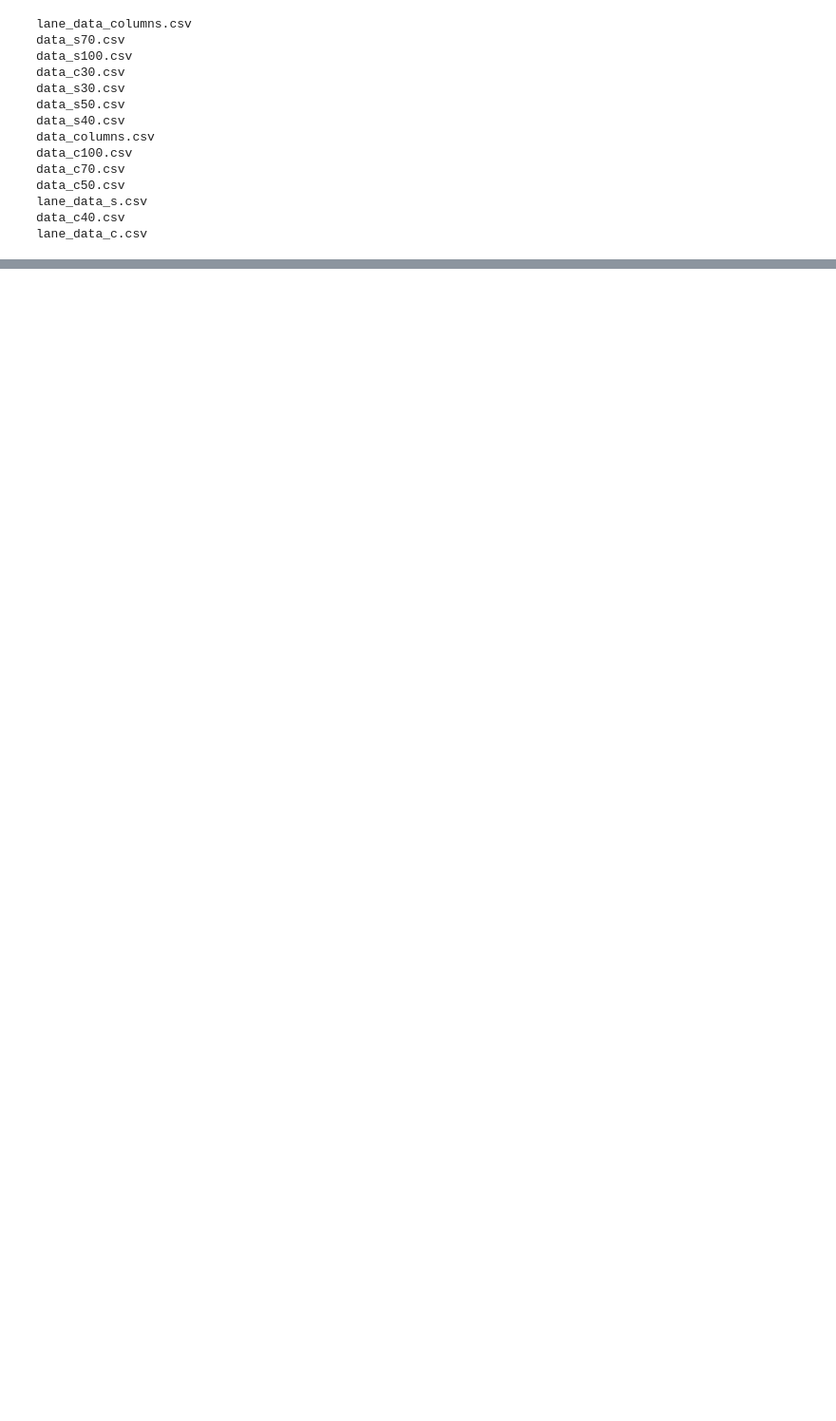
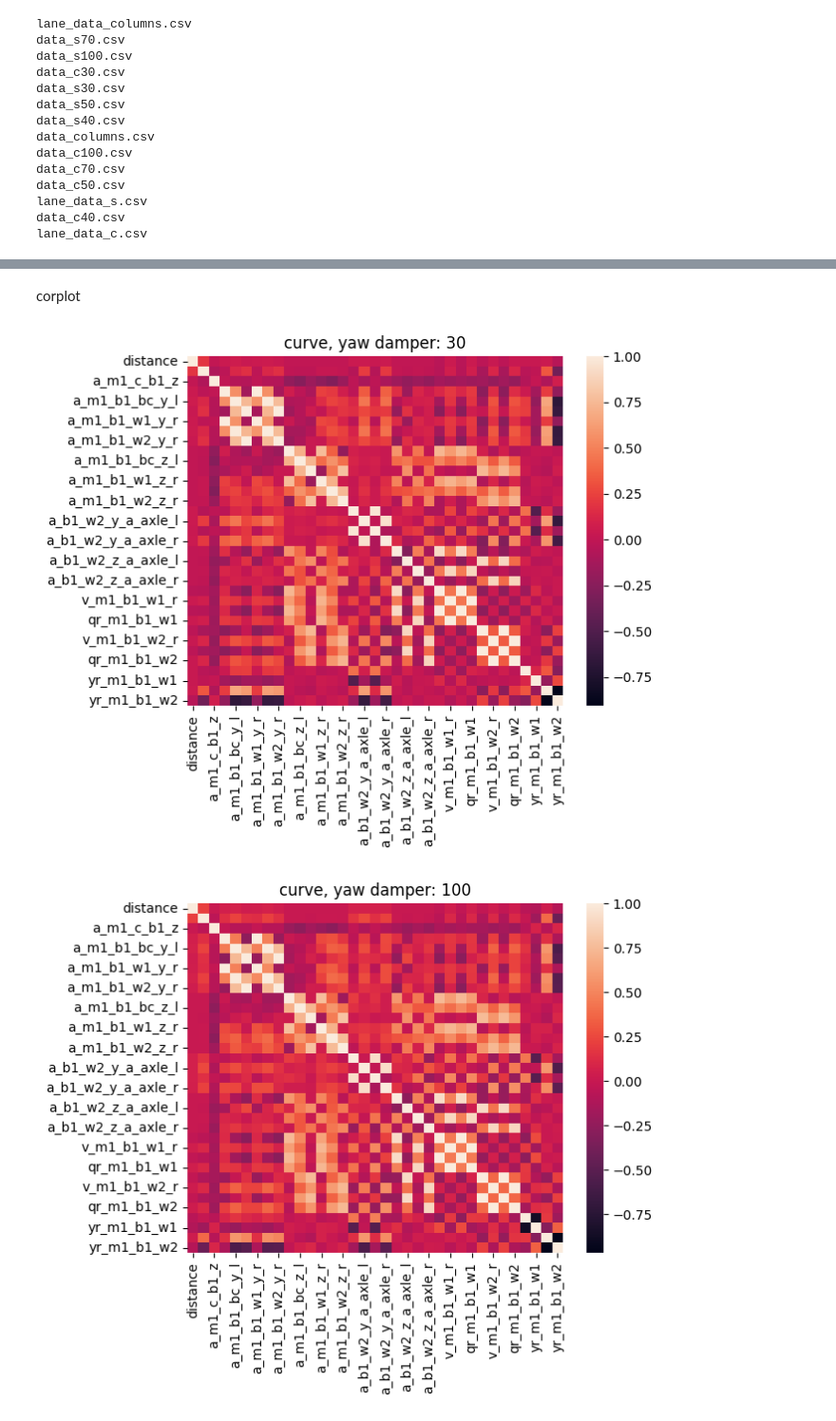
Before and after one commit to mlKwon/railway, a Jupyter notebook: rail.ipynb, the cells around one changed output, grey strips where cells are left out. Shown at 95% size. Cells and saved outputs as stored; diff of their text form; code cells hidden in the pictures; blank space fills up the shorter version.

```diff
--- a/rail.ipynb
+++ b/rail.ipynb
@@ -128,0 +210,21 @@ plt.show()
+# %% [markdown]
+corplot
+# %%
+sns.heatmap(data=dat_lst['data_c30'].corr())
+plt.title('curve, yaw damper: 30')
+plt.show()
+
+sns.heatmap(data=dat_lst['data_c100'].corr())
+plt.title('curve, yaw damper: 100')
+plt.show()
+
+sns.heatmap(data=dat_lst['data_s30'].corr())
+plt.title('straight, yaw damper: 30')
+plt.show()
+
+sns.heatmap(data=dat_lst['data_s100'].corr())
+plt.title('straight, yaw damper: 100')
+plt.show()
+# %% [output]
+[figure, added]
+[figure, added]
```
Also changed, not shown: parts of 39 cells of this notebook.
